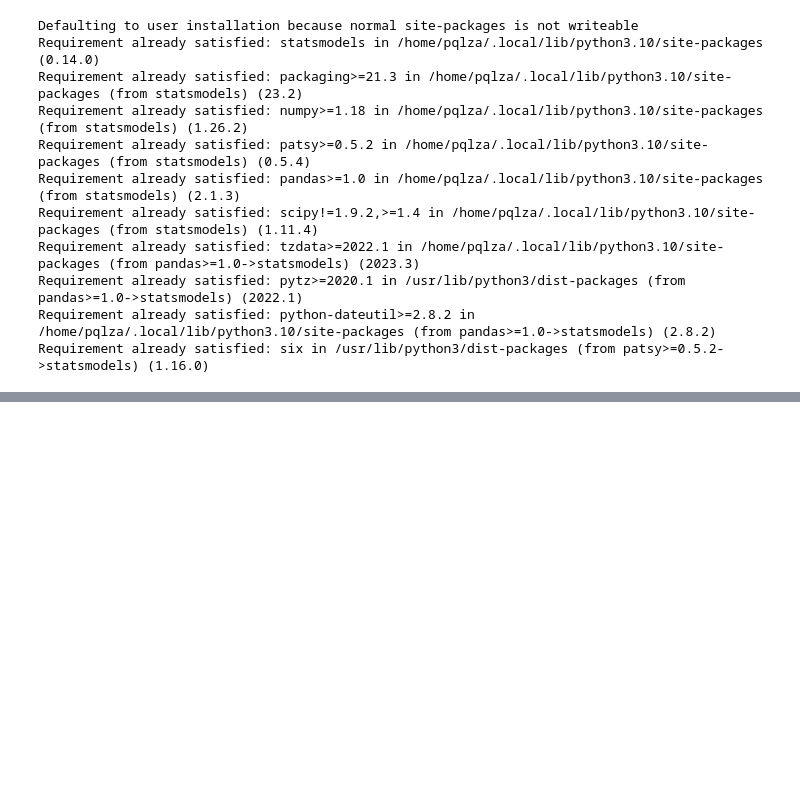
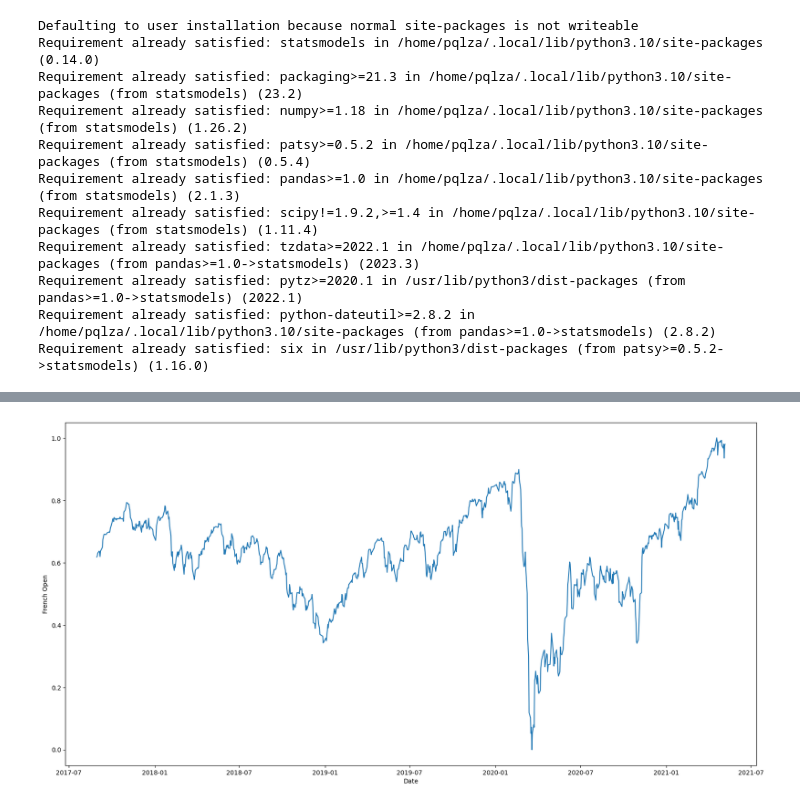
Before and after one commit to AlejandroPqLz/StockPrediction, a Jupyter notebook: DCDC_PrácticaFinal_Predicción de Stock.ipynb, the cells around one changed output, grey strips where cells are left out. Saved outputs shown, nothing was run; the diff lists cells and outputs as text; code cells hidden in the pictures; blank space fills up the shorter version.

```diff
--- a/DCDC_PrácticaFinal_Predicción de Stock.ipynb
+++ b/DCDC_PrácticaFinal_Predicción de Stock.ipynb
@@ -62,0 +157,8 @@ Requirement already satisfied: six in /usr/lib/python3/dist-packages (from patsy
+# %%
+# datos del índice europeo
+yfin.pdr_override()
+
+euro = pdr.get_data_yahoo('^STOXX50E', start=min_date, end=max_date)
+
+
+display(euro)
@@ -62,0 +205,10 @@ Requirement already satisfied: six in /usr/lib/python3/dist-packages (from patsy
+# %%
+# solo nos interesa predecir el valor de apertura
+euro_open = euro[['Open']].copy()
+# %%
+# reseteamos el índice
+euro_open.reset_index(inplace=True)
+# %%
+# normalizamos los datos para que estén entre 0 y 1
+min_max_scaler = preprocessing.MinMaxScaler()
+euro_open['Open'] = min_max_scaler.fit_transform(euro_open['Open'].values.reshape(-1,1))
@@ -62,0 +232,14 @@ Requirement already satisfied: six in /usr/lib/python3/dist-packages (from patsy
+# %%
+# plot euro open using the date as x-axis
+
+import matplotlib.pyplot as plt
+
+plt.figure(figsize=(20,10))
+plt.plot(euro_open['Date'], euro_open['Open'])
+plt.xlabel('Date')
+plt.ylabel('French Open')
+plt.savefig('euro_open.png')
+plt.show()
+# save the plot
+# %% [output]
+[figure, added]
```
Also changed, not shown: parts of 22 cells of this notebook.
